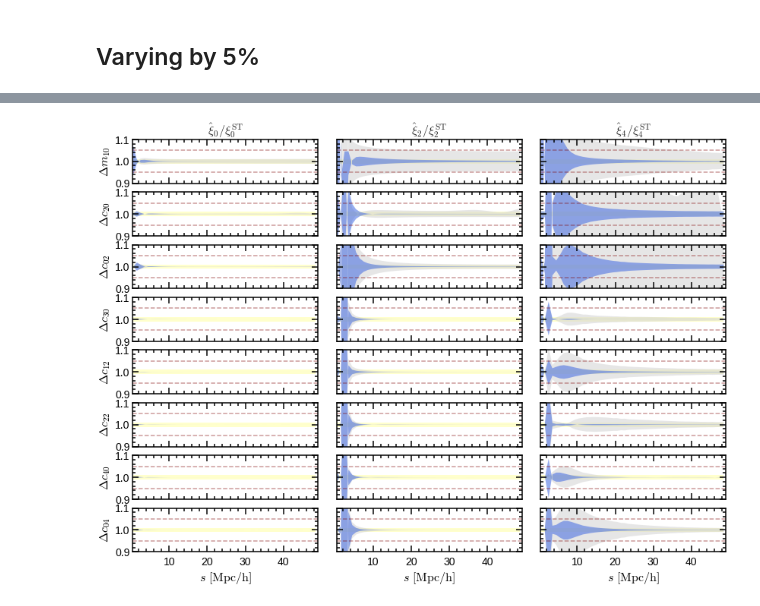
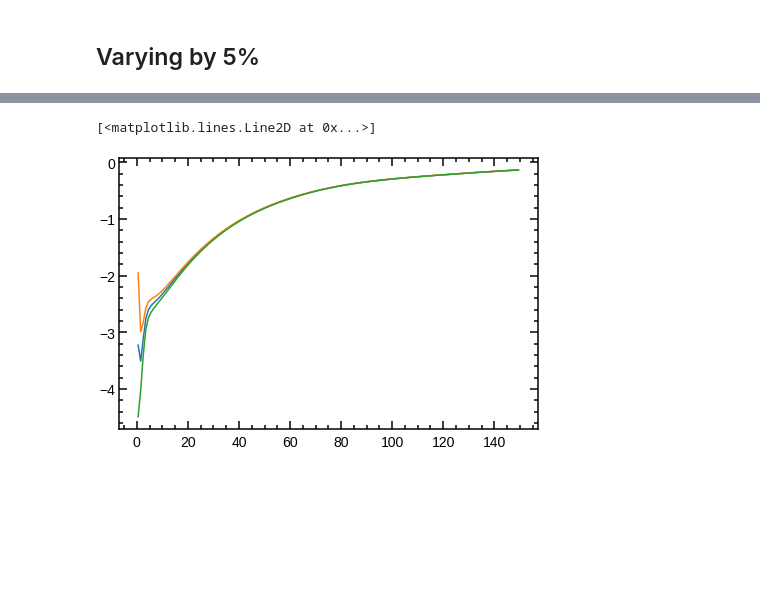
Before and after one commit to florpi/StreamingModel, a Jupyter notebook: streaming/moments/varying_moments.ipynb, the cells around one changed output, grey strips where cells are left out. Saved outputs shown, nothing was run; the diff lists cells and outputs as text; code cells hidden in the pictures; blank space fills up the shorter version.

```diff
--- a/streaming/moments/varying_moments.ipynb
+++ b/streaming/moments/varying_moments.ipynb
@@ -625,41 +395,0 @@ Text(0.5,0,'$r \\, \\, \\mathrm{[Mpc/h]}$')
-# %%
-fig, axes = plt.subplots(nrows= len(moments), ncols = 3, sharex = True,
-                         sharey=True, squeeze = True,
-   gridspec_kw = {'wspace':0.1, 'hspace':0.2}, figsize = (14,10))
-
-
-for k, multipole in enumerate(multipoles):
-    for i, moment in enumerate(moments):
-
-        moment_instance = getattr(mf, moment)
-
-        axes[i,k].fill_between(simulation.s_c,0.99, 1.01, facecolor = 'yellow', alpha = 0.2)
-        axes[i,k].axhline(y =0.95, color = 'maroon', linestyle = '--', alpha = 0.4)
-        axes[i,k].axhline(y = 1.05, color = 'maroon', linestyle = '--', alpha = 0.4)
-
-        axes[i, k].fill_between(simulation.s_c,
-
-                     getattr(moment_instance.increase, multipole)/ getattr(skewt, multipole),
-                     getattr(moment_instance.decrease, multipole)/ getattr(skewt, multipole),
-                     facecolor = color_percentage,
-                     alpha = 0.55)
-
-        axes[i, k].fill_between(simulation.s_c,
-
-                     getattr(moment_instance.gradual_increase, multipole)/ getattr(skewt, multipole),
-                     getattr(moment_instance.gradual_decrease, multipole)/ getattr(skewt, multipole),
-                     facecolor = color_gradual,
-                     alpha = 0.55)
-
-
-        axes[i, k].set_ylim(0.9,1.1)
-        axes[i, k].set_xlim(0.4, 49.1)
-        if k ==0:
-            axes[i, k].set_ylabel(axes_names[i])
-        if i == len(moments)-1:
-            axes[i,k].set_xlabel('$s \, \, \mathrm{[Mpc/h]}$')
-
-        if i == 0:
-            axes[i,k].set_title( r'$\hat{\xi}_{%d}/\xi_{%d}^{\mathrm{ST}}$'%(2*k, 2*k))
-# %% [output]
-[figure, removed]
@@ -665,0 +398,14 @@ for k, multipole in enumerate(multipoles):
+# %%
+def equations(p):
+    x, y = p
+
+    return ( x - 0.05 * (5)**y, x - 0.01 * (30)**y)
+# %%
+x, y = fsolve(equations, (1,10))
+# %%
+plt.plot(simulation.r, simulation.m_10.mean(simulation.r))
+plt.plot(simulation.r, simulation.m_10.mean(simulation.r)*(1 - x/simulation.r**y))
+plt.plot(simulation.r, simulation.m_10.mean(simulation.r)*(1 + x/simulation.r**y))
+# %% [output]
+[<matplotlib.lines.Line2D at 0x...>]
+[figure, added]
```
Also changed, not shown: parts of 20 cells of this notebook, 7 other files.
